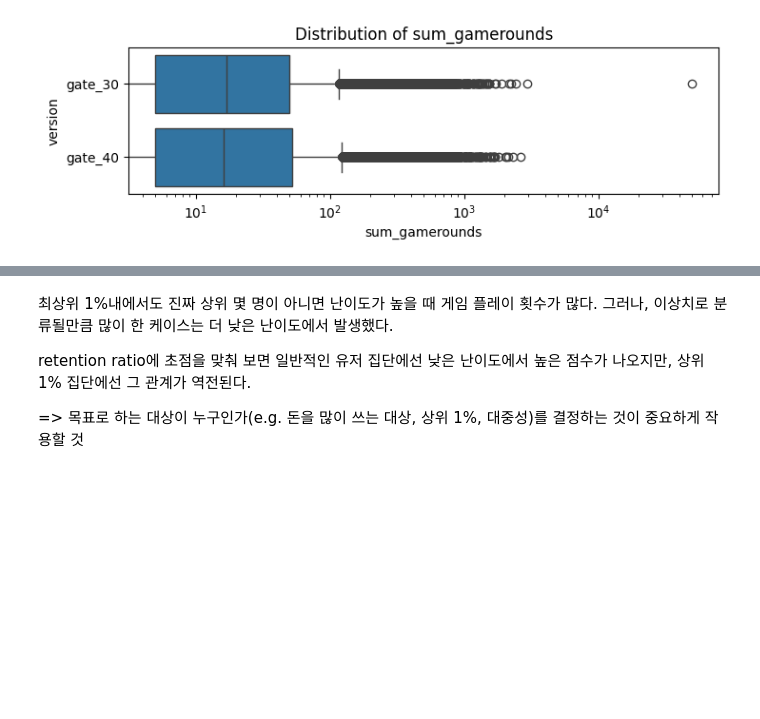
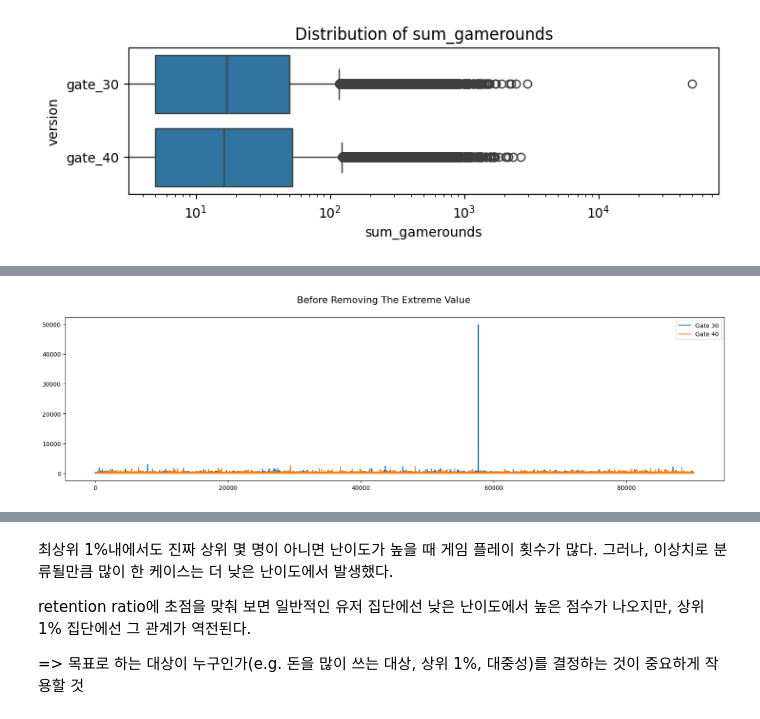
Before and after one commit to uowol/Kaggle-Data-Analysis, a Jupyter notebook: workplace/cookie_cats/250105_describe_data.ipynb, the cells around one changed output, grey strips where cells are left out. Drawn from its saved outputs; the diff is of its cells as text; code cells hidden in the pictures; blank space fills up the shorter version.

```diff
--- a/workplace/cookie_cats/250105_describe_data.ipynb
+++ b/workplace/cookie_cats/250105_describe_data.ipynb
@@ -165,0 +91,7 @@ _ = get_stats(upper_data, info_keys=['count', 'mean', 'median'])
+# %%
+data[data.version == 'gate_30'].sum_gamerounds.plot(legend=True, label="Gate 30", figsize=(20, 5))
+data[data.version == 'gate_40'].sum_gamerounds.plot(legend=True, label="Gate 40", figsize=(20, 5))
+plt.suptitle("Before Removing The Extreme Value", fontsize=16)
+plt.show()
+# %% [output]
+[figure, added]
```
Also changed, not shown: parts of 19 cells of this notebook.
